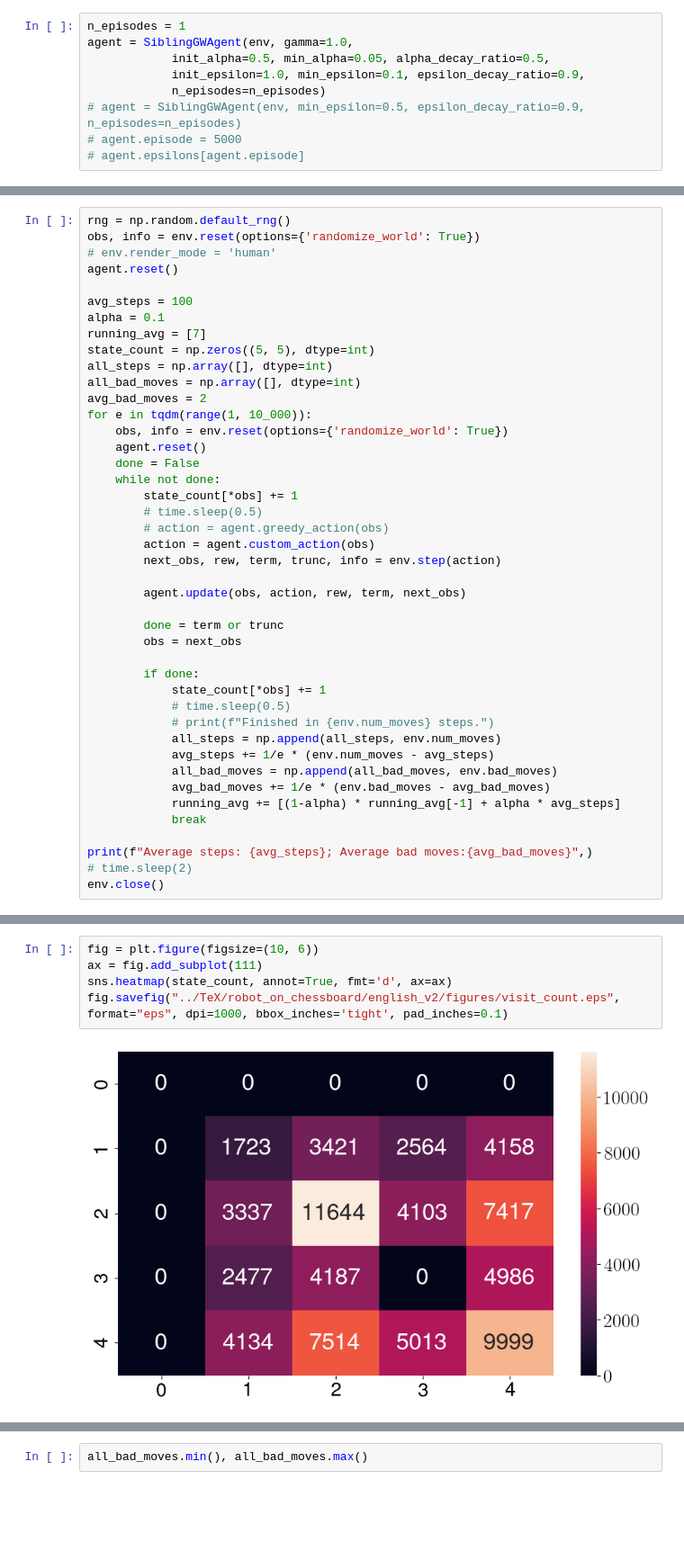
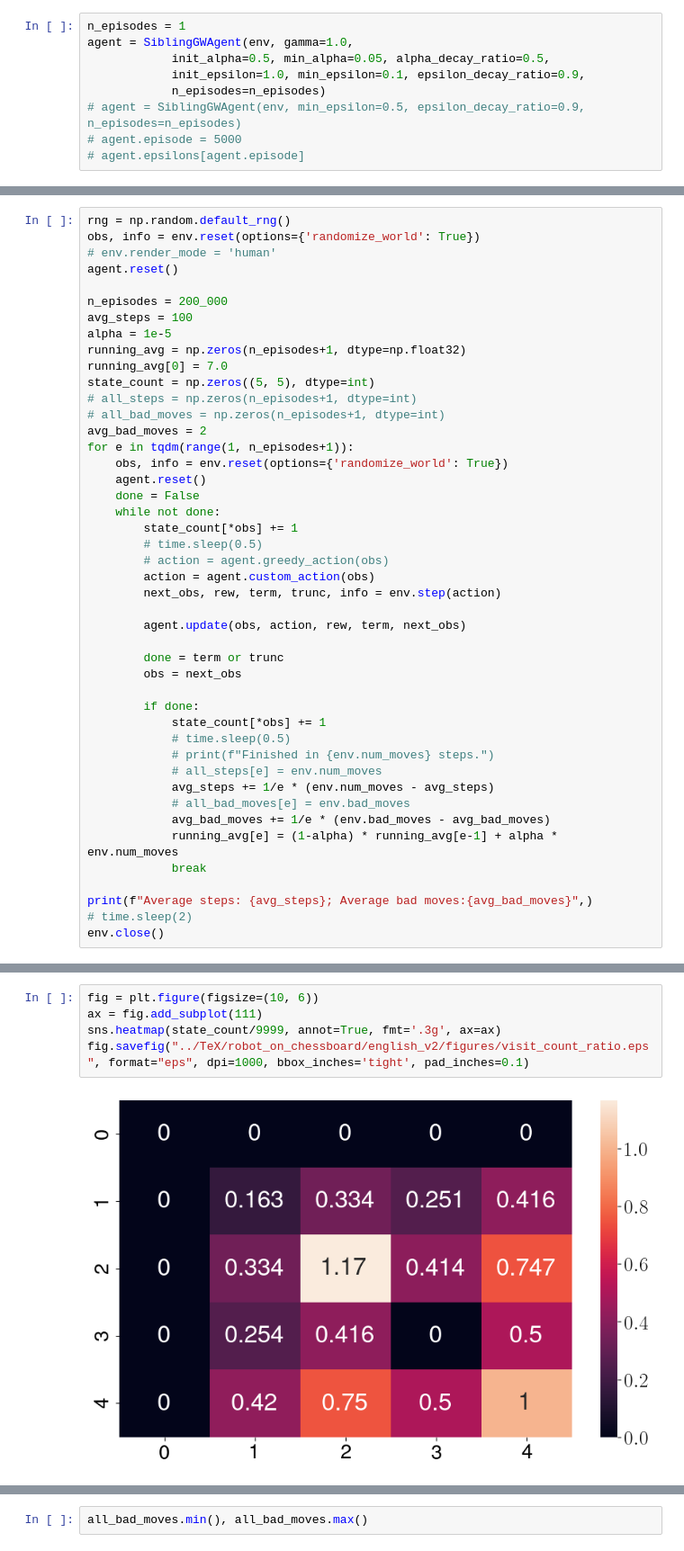
Before and after one commit to Symplectomorphism/miscellaneous, a Jupyter notebook: dolambac/simulation/sibling_q_learning.ipynb, the cells around one changed output, grey strips where cells are left out. Shown at 90% size. Saved outputs shown, nothing was run; the diff lists cells and outputs as text; blank space fills up the shorter version.

```diff
--- a/dolambac/simulation/sibling_q_learning.ipynb
+++ b/dolambac/simulation/sibling_q_learning.ipynb
@@ -149,14 +200,16 @@ obs, info = env.reset(options={'randomize_world': True})
 # env.render_mode = 'human'
 agent.reset()
 
+n_episodes = 200_000
 avg_steps = 100
-alpha = 0.1
-running_avg = [7]
+alpha = 1e-5
+running_avg = np.zeros(n_episodes+1, dtype=np.float32)
+running_avg[0] = 7.0
 state_count = np.zeros((5, 5), dtype=int)
-all_steps = np.array([], dtype=int)
-all_bad_moves = np.array([], dtype=int)
+# all_steps = np.zeros(n_episodes+1, dtype=int)
+# all_bad_moves = np.zeros(n_episodes+1, dtype=int)
 avg_bad_moves = 2
-for e in tqdm(range(1, 10_000)):
+for e in tqdm(range(1, n_episodes+1)):
     obs, info = env.reset(options={'randomize_world': True})
     agent.reset()
     done = False
@@ -176,11 +229,11 @@ for e in tqdm(range(1, 10_000)):
             state_count[*obs] += 1
             # time.sleep(0.5)
             # print(f"Finished in {env.num_moves} steps.")
-            all_steps = np.append(all_steps, env.num_moves)
+            # all_steps[e] = env.num_moves
             avg_steps += 1/e * (env.num_moves - avg_steps)
-            all_bad_moves = np.append(all_bad_moves, env.bad_moves)
+            # all_bad_moves[e] = env.bad_moves
             avg_bad_moves += 1/e * (env.bad_moves - avg_bad_moves)
-            running_avg += [(1-alpha) * running_avg[-1] + alpha * avg_steps]
+            running_avg[e] = (1-alpha) * running_avg[e-1] + alpha * env.num_moves
             break
 
 print(f"Average steps: {avg_steps}; Average bad moves:{avg_bad_moves}",)
@@ -191,7 +244,7 @@ Average steps: 6.668466846684671; Average bad moves:1.3342334233423323
 # %%
 fig = plt.figure(figsize=(10, 6))
 ax = fig.add_subplot(111)
-sns.heatmap(state_count, annot=True, fmt='d', ax=ax)
-fig.savefig("../TeX/robot_on_chessboard/english_v2/figures/visit_count.eps", format="eps", dpi=1000, bbox_inches='tight', pad_inches=0.1)
+sns.heatmap(state_count/9999, annot=True, fmt='.3g', ax=ax)
+fig.savefig("../TeX/robot_on_chessboard/english_v2/figures/visit_count_ratio.eps", format="eps", dpi=1000, bbox_inches='tight', pad_inches=0.1)
 # %% [output]
-[figure, old version]
+[figure, new version]
```
Also changed, not shown: parts of 16 cells of this notebook, 7 other files.
